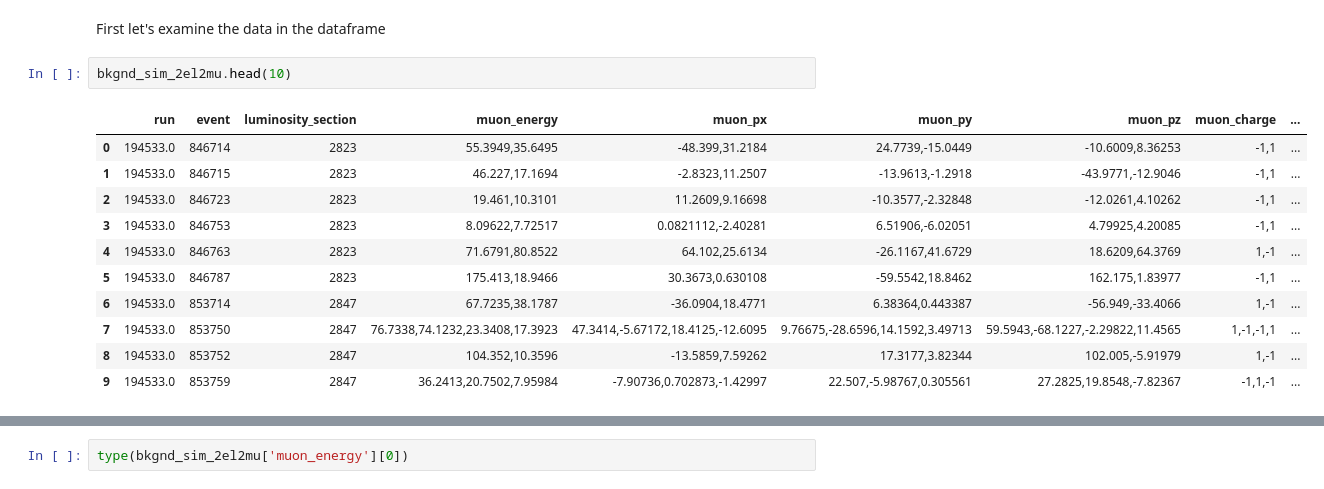
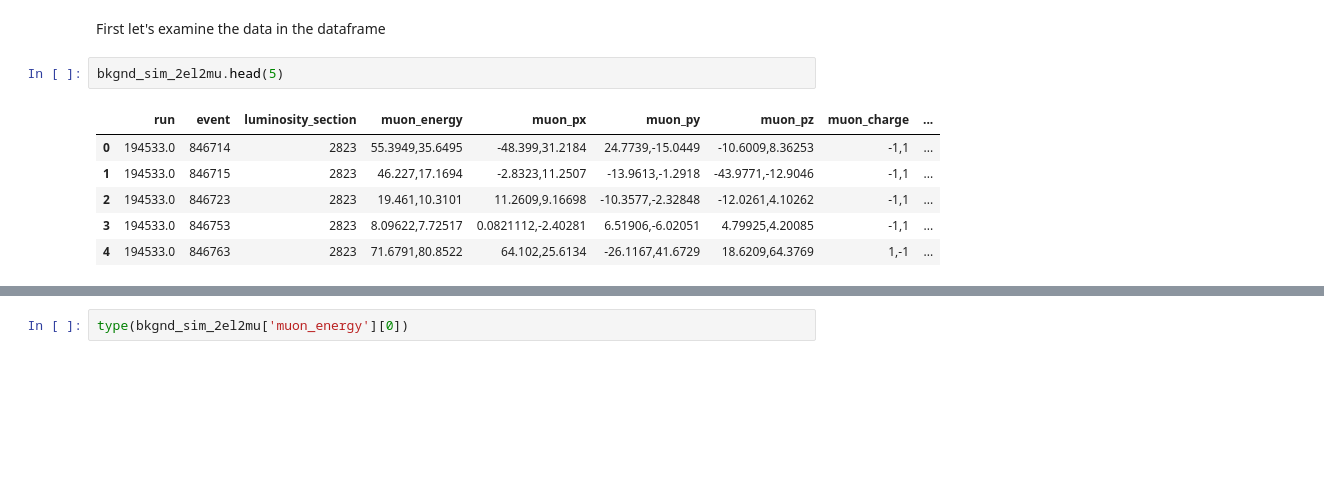
Before and after one commit to Phylex/FunctionalDataAnalysisExample, a Jupyter notebook: FunctionalExercise07.ipynb, the cells around one changed output, grey strips where cells are left out. Saved outputs shown, nothing was run; the diff lists cells and outputs as text; blank space fills up the shorter version.

```diff
--- a/FunctionalExercise07.ipynb
+++ b/FunctionalExercise07.ipynb
@@ -39,17 +39,12 @@ The pandas dataframes that we loaded currently only describe the background (the
 # %% [markdown]
 First let's examine the data in the dataframe
 # %%
-bkgnd_sim_2el2mu.head(10)
+bkgnd_sim_2el2mu.head(5)
 # %% [output]
 |  | run | event | luminosity_section | muon_energy | muon_px | muon_py | muon_pz | muon_charge | ... |
 | 0 | 194533.0 | 846714 | 2823 | 55.3949,35.6495 | -48.399,31.2184 | 24.7739,-15.0449 | -10.6009,8.36253 | -1,1 | ... |
 | 1 | 194533.0 | 846715 | 2823 | 46.227,17.1694 | -2.8323,11.2507 | -13.9613,-1.2918 | -43.9771,-12.9046 | -1,1 | ... |
 | 2 | 194533.0 | 846723 | 2823 | 19.461,10.3101 | 11.2609,9.16698 | -10.3577,-2.32848 | -12.0261,4.10262 | -1,1 | ... |
 | 3 | 194533.0 | 846753 | 2823 | 8.09622,7.72517 | 0.0821112,-2.40281 | 6.51906,-6.02051 | 4.79925,4.20085 | -1,1 | ... |
 | 4 | 194533.0 | 846763 | 2823 | 71.6791,80.8522 | 64.102,25.6134 | -26.1167,41.6729 | 18.6209,64.3769 | 1,-1 | ... |
-| 5 | 194533.0 | 846787 | 2823 | 175.413,18.9466 | 30.3673,0.630108 | -59.5542,18.8462 | 162.175,1.83977 | -1,1 | ... |
-| 6 | 194533.0 | 853714 | 2847 | 67.7235,38.1787 | -36.0904,18.4771 | 6.38364,0.443387 | -56.949,-33.4066 | 1,-1 | ... |
-| 7 | 194533.0 | 853750 | 2847 | 76.7338,74.1232,23.3408,17.3923 | 47.3414,-5.67172,18.4125,-12.6095 | 9.76675,-28.6596,14.1592,3.49713 | 59.5943,-68.1227,-2.29822,11.4565 | 1,-1,-1,1 | ... |
-| 8 | 194533.0 | 853752 | 2847 | 104.352,10.3596 | -13.5859,7.59262 | 17.3177,3.82344 | 102.005,-5.91979 | 1,-1 | ... |
-| 9 | 194533.0 | 853759 | 2847 | 36.2413,20.7502,7.95984 | -7.90736,0.702873,-1.42997 | 22.507,-5.98767,0.305561 | 27.2825,19.8548,-7.82367 | -1,1,-1 | ... |
 # %%
```
Also changed, not shown: parts of 44 cells of this notebook.
